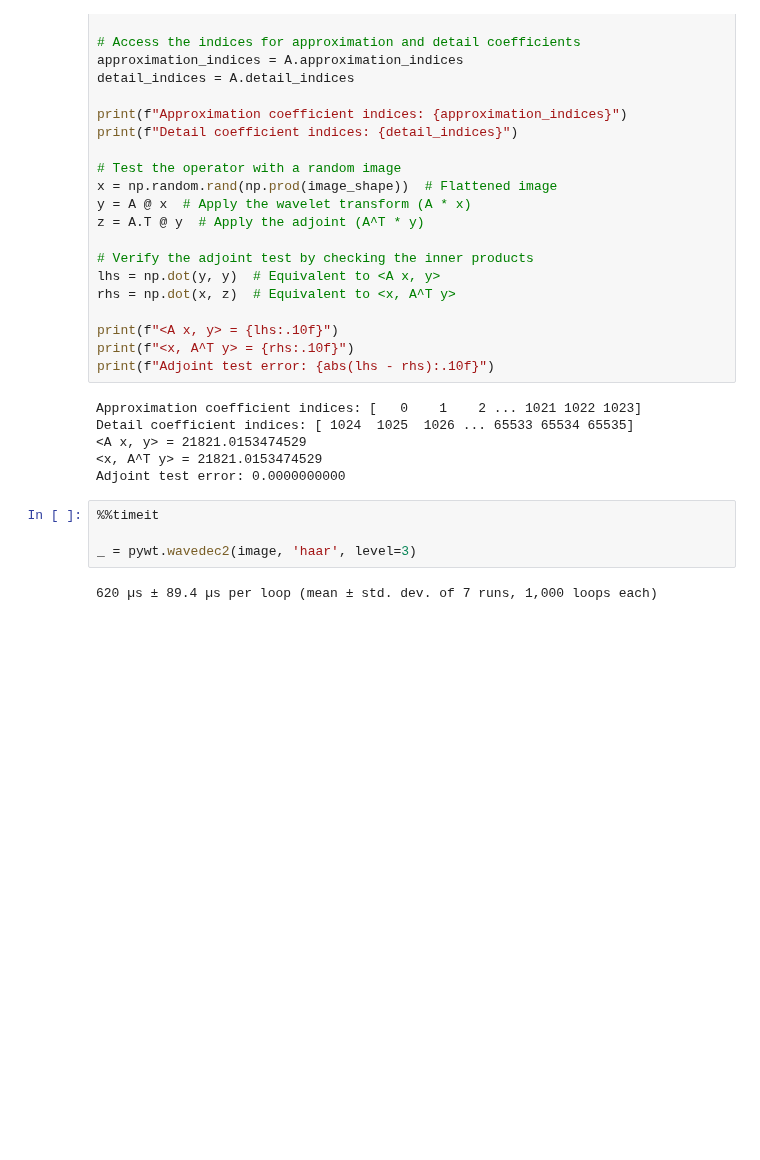
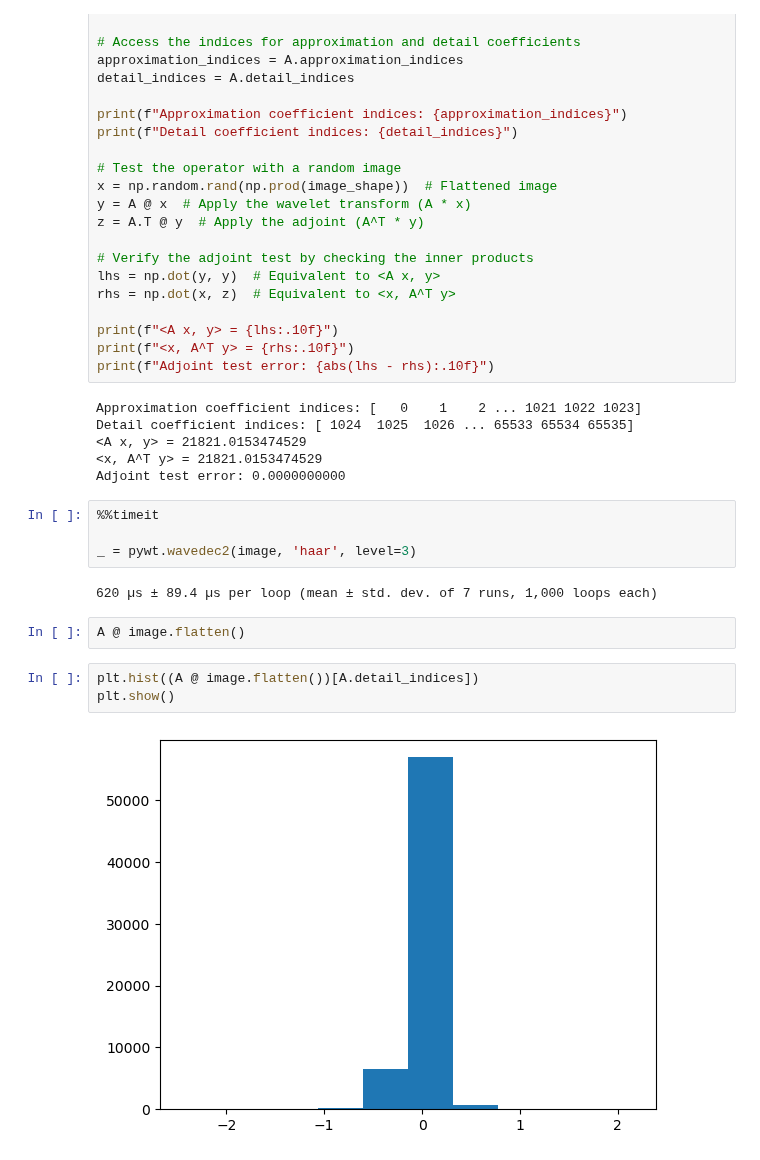
Before and after one commit to mpasha3/IRLS_prec_GSBL, a Jupyter notebook: wavelets/testing.ipynb, the cells around one changed output. Cells and saved outputs as stored; diff of their text form; blank space fills up the shorter version.

```diff
--- a/wavelets/testing.ipynb
+++ b/wavelets/testing.ipynb
@@ -268,3 +268,10 @@ Adjoint test error: 0.0000000000
 _ = pywt.wavedec2(image, 'haar', level=3)
 # %% [output]
 620 µs ± 89.4 µs per loop (mean ± std. dev. of 7 runs, 1,000 loops each)
+# %%
+A @ image.flatten()
+# %%
+plt.hist((A @ image.flatten())[A.detail_indices])
+plt.show()
+# %% [output]
+[figure, added]
```
Also changed, not shown: parts of 1 cell of this notebook, 36 other files.
